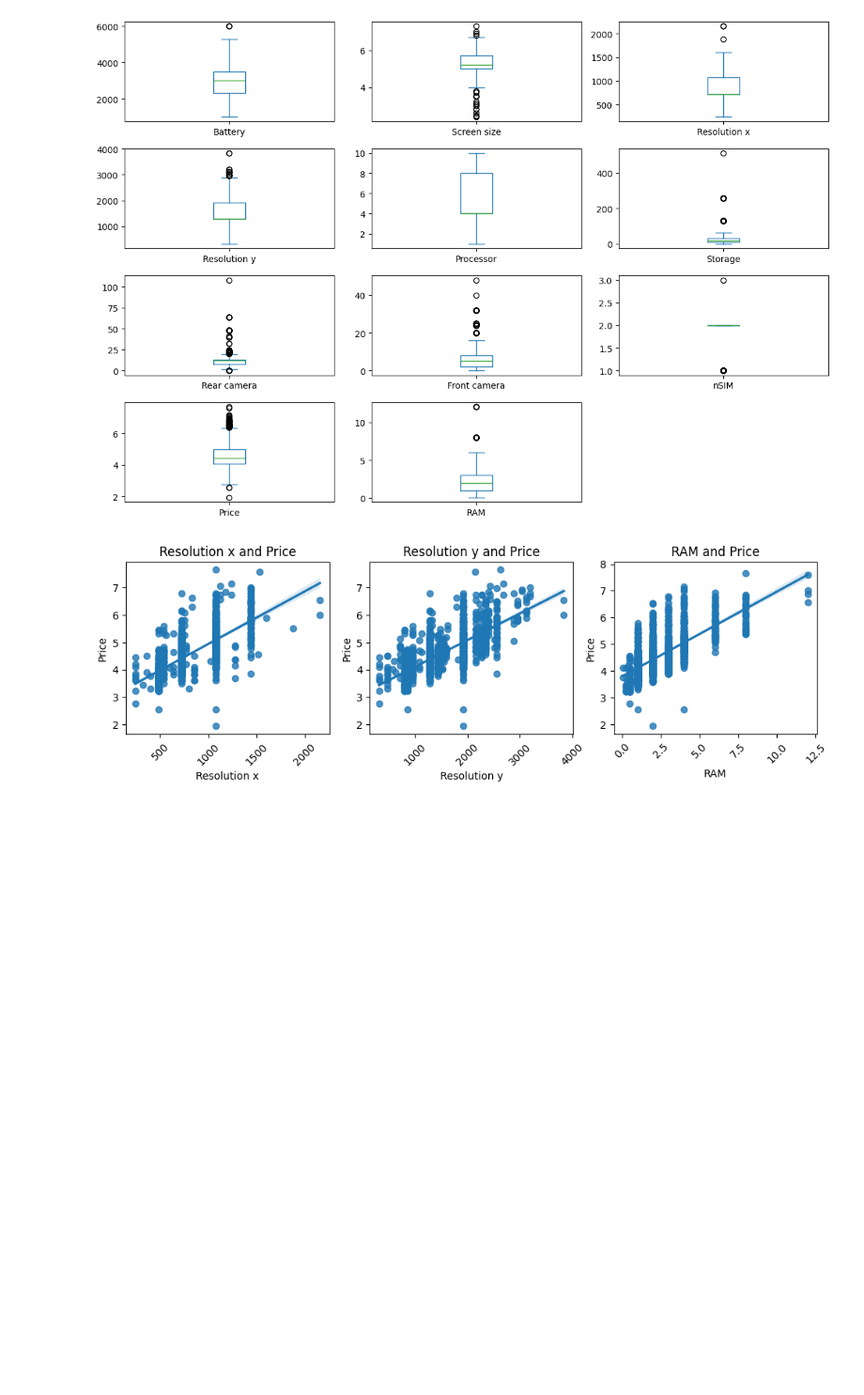
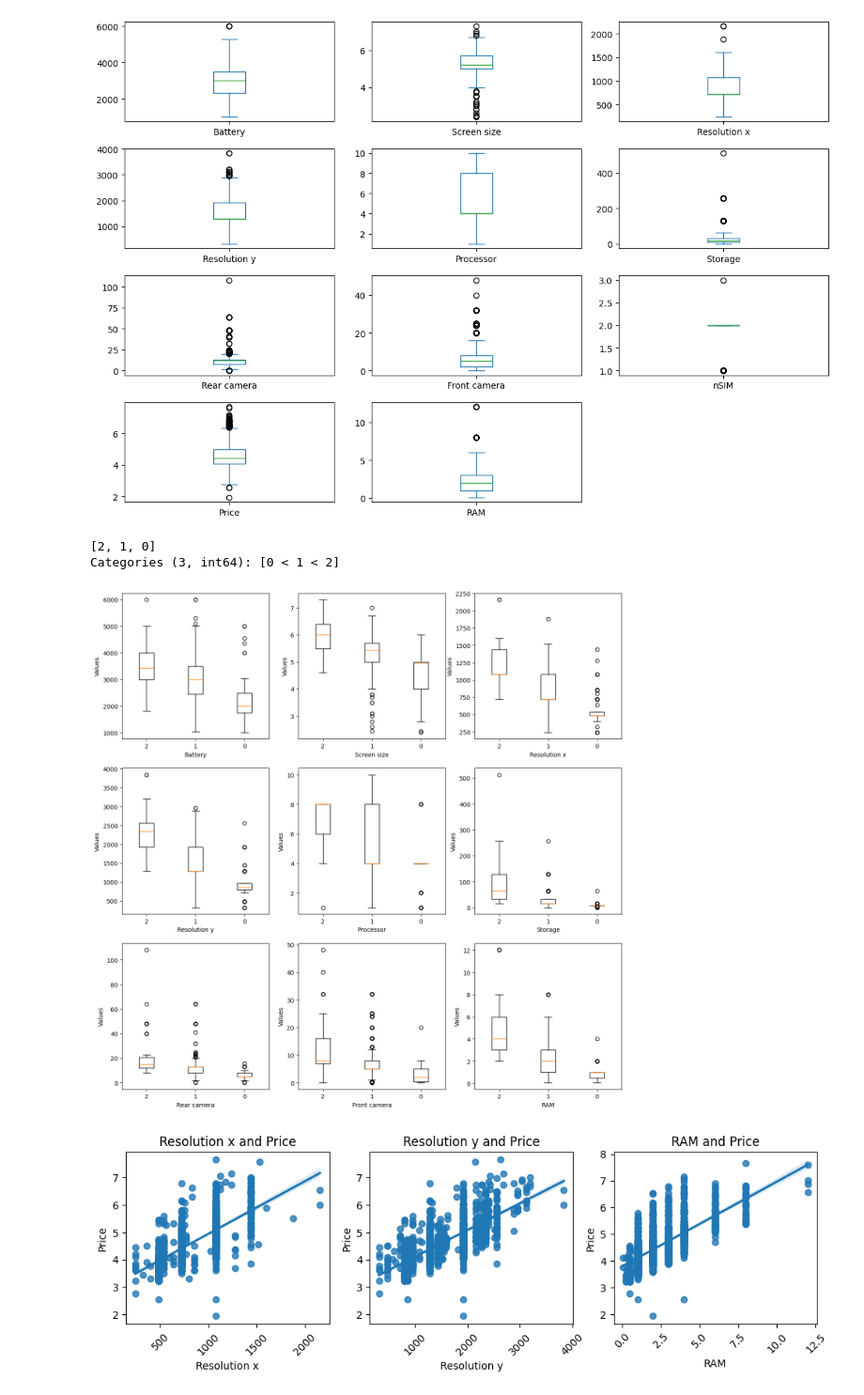
Before and after one commit to dhsiehcode/573_project, a Jupyter notebook: data_exploration.ipynb, the cells around one changed output. Shown at 94% size. Saved outputs shown, nothing was run; the diff lists cells and outputs as text; code cells hidden in the pictures; blank space fills up the shorter version.

```diff
--- a/data_exploration.ipynb
+++ b/data_exploration.ipynb
@@ -187,6 +191,40 @@ plt.tight_layout()
 plt.show()
 # %% [output]
 [figure]
+# %%
+df['price_bin'].unique()
+# %% [output]
+[2, 1, 0]
+Categories (3, int64): [0 < 1 < 2]
+# %%
+df_to_plot = df.drop(columns=["Brand", "OS", "GPS", "4G", "nSIM", "Price"])
+labels = df_to_plot['price_bin'].unique()
+counter = 0
+columns = df_to_plot.columns.to_list()
+columns.remove("price_bin")
+
+num_columns = len(columns)
+rows = int(num_columns / 3)  # To arrange plots in 3 columns, adjust rows accordingly
+fig, axs = plt.subplots(rows, 3)
+fig.set_size_inches(15, 15)
+
+for col in columns:
+    dist = []
+
+    for val in labels:
+
+        dist.append(df_to_plot[df_to_plot["price_bin"] == val][col])
+    #df_to_plot.plot( kind='box', subplots=True, layout=(rows, 3), figsize=(12, rows * 2), sharex=False, sharey=False)
+    ax = axs[int(counter / rows), counter % 3]
+    ax.boxplot(dist, tick_labels=labels)
+    ax.set_xlabel(col)
+    ax.set_ylabel('Values')
+
+    counter += 1
+#plt.tight_layout()
+plt.show()
+# %% [output]
+[figure, added]
 # %%
 plt.figure(figsize=(12, 3))
 plt.subplot(1, 3, 1)
```
Also changed, not shown: parts of 11 cells of this notebook.
